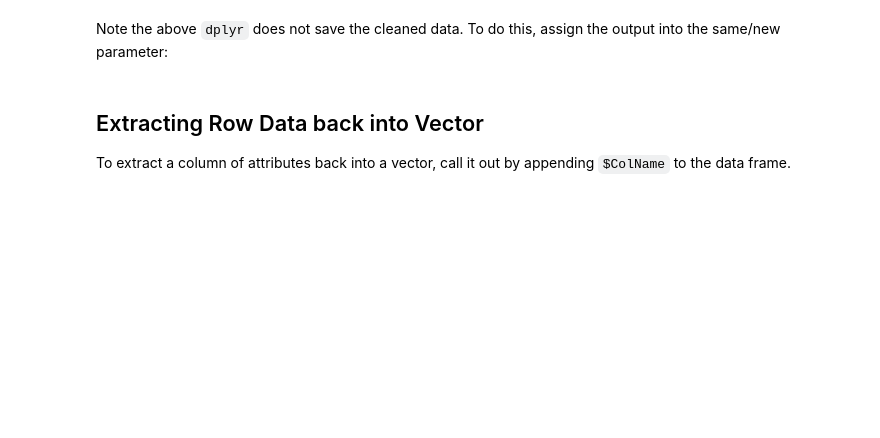
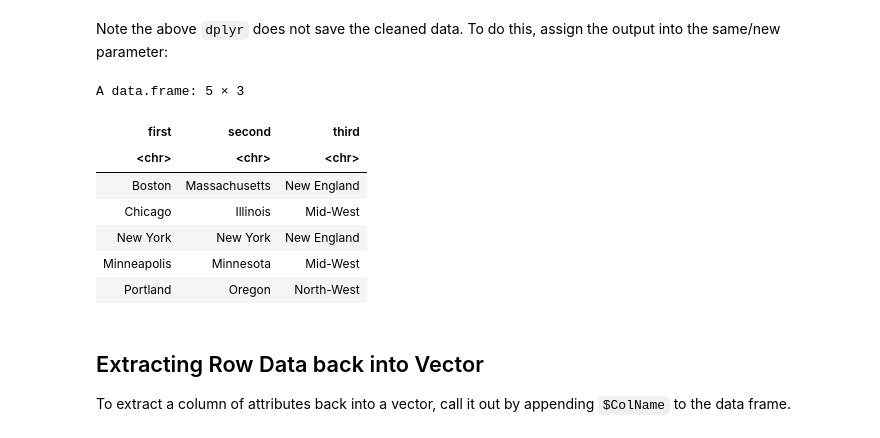
Before and after one commit to nmagee/ds1002, a Jupyter notebook: notebooks/22-data-cleaning-in-r.ipynb, the cells around one changed output. Cells and saved outputs as stored; diff of their text form; code cells hidden in the pictures; blank space fills up the shorter version.

```diff
--- a/notebooks/22-data-cleaning-in-r.ipynb
+++ b/notebooks/22-data-cleaning-in-r.ipynb
@@ -158,6 +309,17 @@ Note the above `dplyr` does not save the cleaned data. To do this, assign the ou
 # %%
 df_space <- df_space %>%
   mutate(across(where(is.character), str_trim))
+
+df_space
+# %% [output]
+A data.frame: 5 × 3
+| first | second | third |
+| <chr> | <chr> | <chr> |
+| Boston | Massachusetts | New England |
+| Chicago | Illinois | Mid-West |
+| New York | New York | New England |
+| Minneapolis | Minnesota | Mid-West |
+| Portland | Oregon | North-West |
 # %% [markdown]
 ## Extracting Row Data back into Vector
 
```
Also changed, not shown: parts of 25 cells of this notebook.
